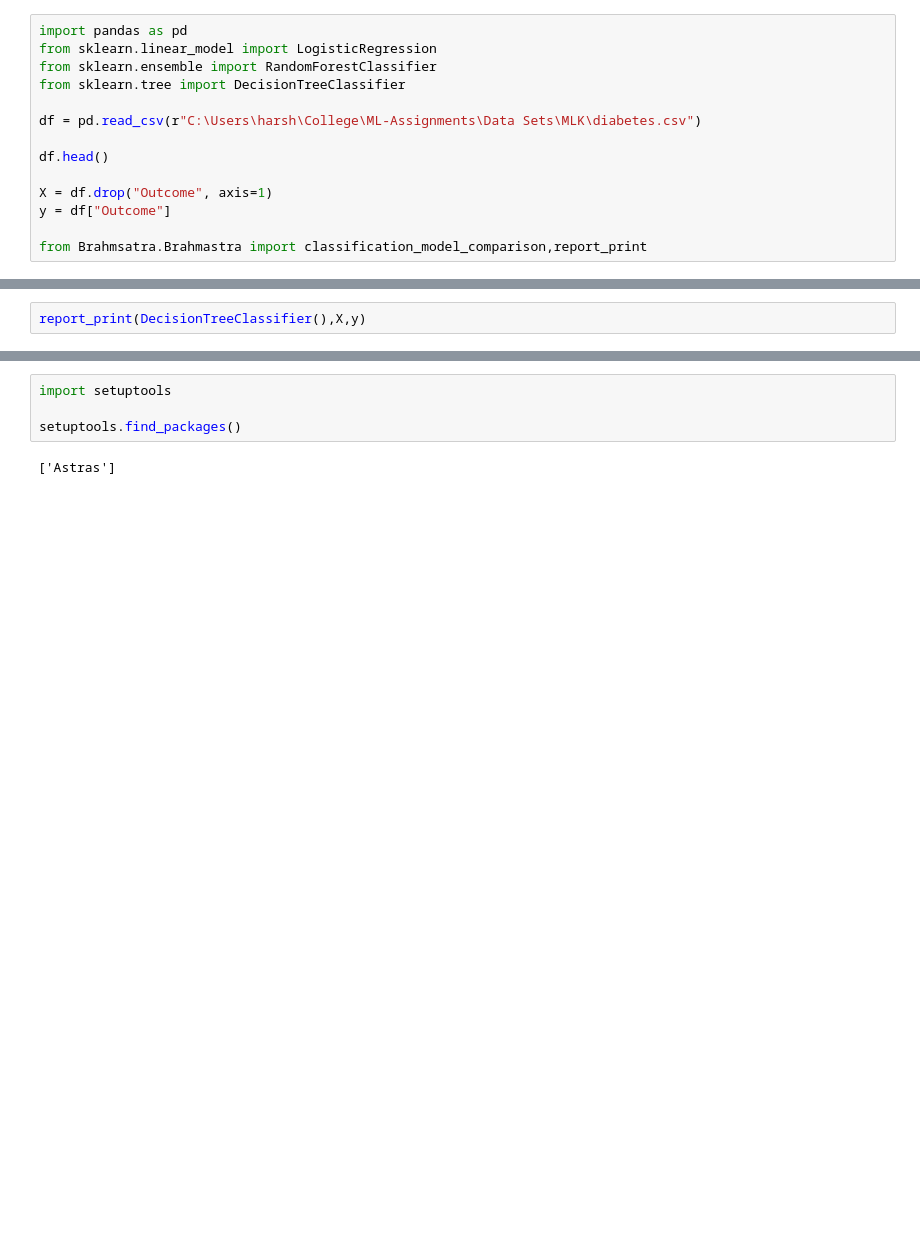
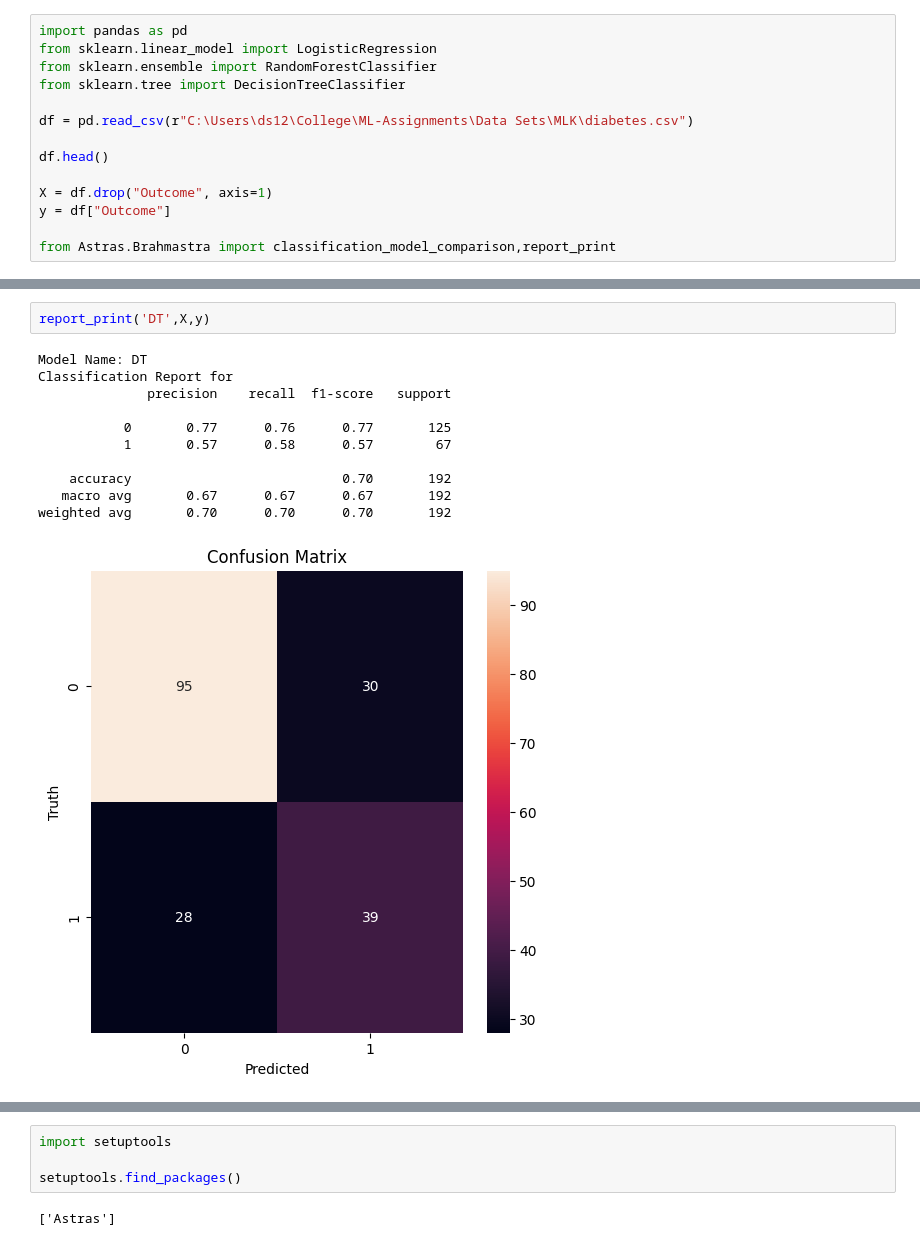
Before and after one commit to Harsh502s/Package, a Jupyter notebook: test.ipynb, the cells around one changed output, grey strips where cells are left out. Saved outputs shown, nothing was run; the diff lists cells and outputs as text; blank space fills up the shorter version.

```diff
--- a/test.ipynb
+++ b/test.ipynb
@@ -17,13 +28,13 @@ from sklearn.linear_model import LogisticRegression
 from sklearn.ensemble import RandomForestClassifier
 from sklearn.tree import DecisionTreeClassifier
 
-df = pd.read_csv(r"C:\Users\harsh\College\ML-Assignments\Data Sets\MLK\diabetes.csv")
+df = pd.read_csv(r"C:\Users\ds12\College\ML-Assignments\Data Sets\MLK\diabetes.csv")
 
 df.head()
 
 X = df.drop("Outcome", axis=1)
 y = df["Outcome"]
 
-from Brahmsatra.Brahmastra import classification_model_comparison,report_print
+from Astras.Brahmastra import classification_model_comparison,report_print
 # %%
 classification_model_comparison(X,y,scaling="ss")
@@ -32,2 +67,14 @@ report_print('LR',X,y)
 # %%
-report_print(DecisionTreeClassifier(),X,y)
+report_print('DT',X,y)
+# %% [output]
+Model Name: DT
+Classification Report for
+              precision    recall  f1-score   support
+
+           0       0.77      0.76      0.77       125
+           1       0.57      0.58      0.57        67
+
+    accuracy                           0.70       192
+   macro avg       0.67      0.67      0.67       192
+weighted avg       0.70      0.70      0.70       192
+[figure, added]
```
Also changed, not shown: parts of 6 cells of this notebook, 7 other files.
